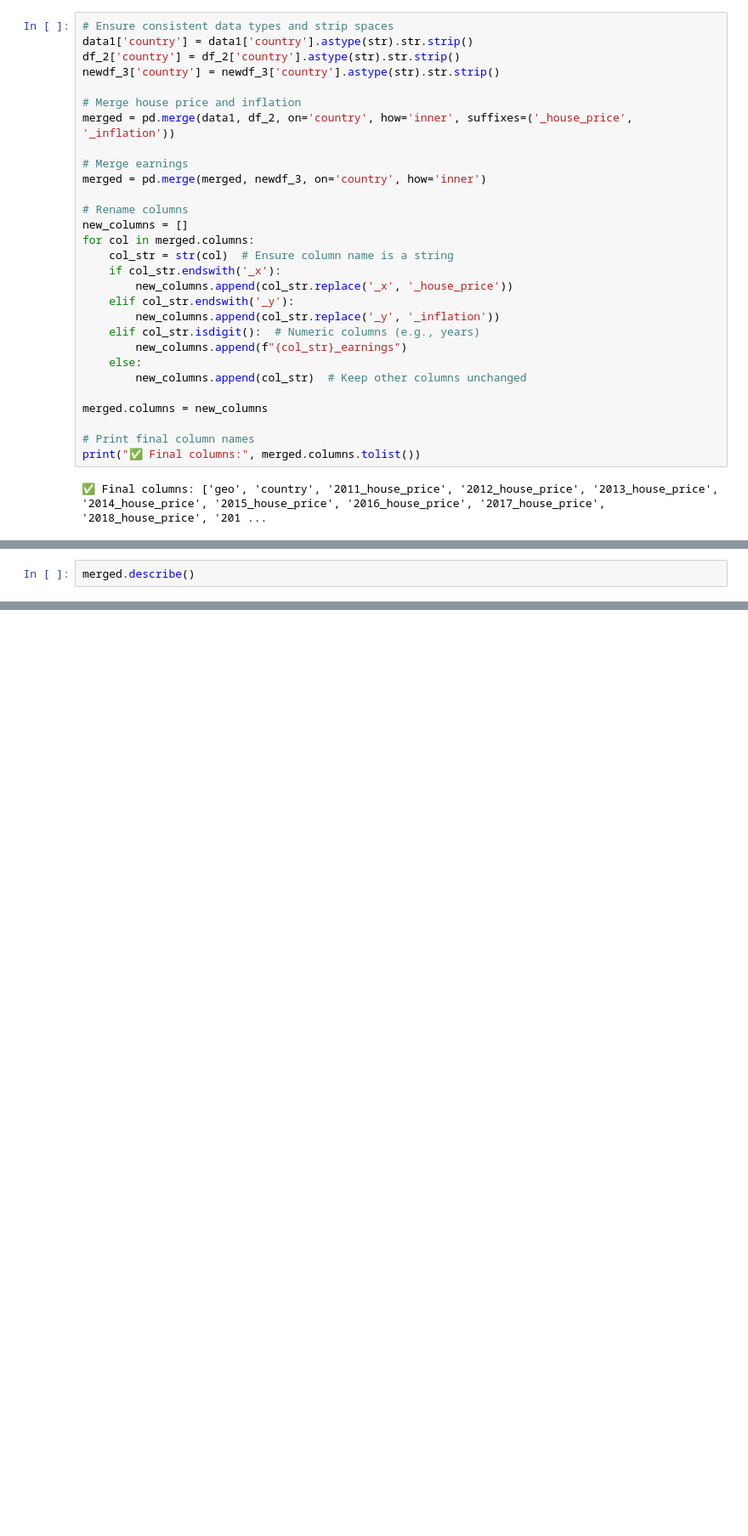
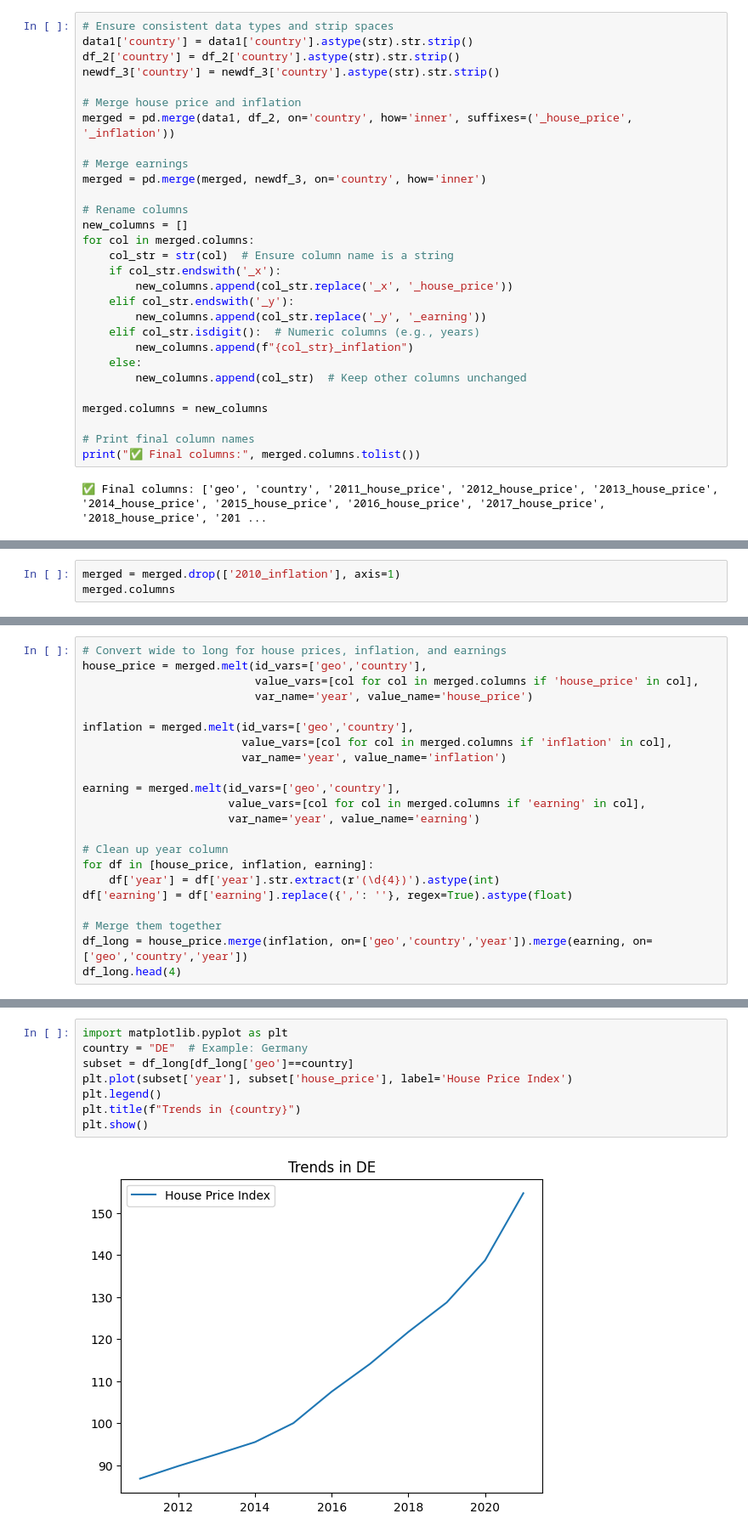
Before and after one commit to tihitnag/inflation-house-price-for-eu-, a Jupyter notebook: house_price.ipynb, the cells around one changed output, grey strips where cells are left out. Shown at 85% size. Drawn from its saved outputs; the diff is of its cells as text; blank space fills up the shorter version.

```diff
--- a/house_price.ipynb
+++ b/house_price.ipynb
@@ -205,9 +168,9 @@ for col in merged.columns:
     if col_str.endswith('_x'):
         new_columns.append(col_str.replace('_x', '_house_price'))
     elif col_str.endswith('_y'):
-        new_columns.append(col_str.replace('_y', '_inflation'))
+        new_columns.append(col_str.replace('_y', '_earning'))
     elif col_str.isdigit():  # Numeric columns (e.g., years)
-        new_columns.append(f"{col_str}_earnings")
+        new_columns.append(f"{col_str}_inflation")
     else:
         new_columns.append(col_str)  # Keep other columns unchanged
 
@@ -235,2 +192,3 @@ Mean, median, std, min, max of house prices, earnings, and inflation per year.
 # %%
-merged.describe()
+merged = merged.drop(['2010_inflation'], axis=1)
+merged.columns
@@ -247,0 +195,22 @@ merged.describe()
+# %%
+# Convert wide to long for house prices, inflation, and earnings
+house_price = merged.melt(id_vars=['geo','country'],
+                          value_vars=[col for col in merged.columns if 'house_price' in col],
+                          var_name='year', value_name='house_price')
+
+inflation = merged.melt(id_vars=['geo','country'],
+                        value_vars=[col for col in merged.columns if 'inflation' in col],
+                        var_name='year', value_name='inflation')
+
+earning = merged.melt(id_vars=['geo','country'],
+                      value_vars=[col for col in merged.columns if 'earning' in col],
+                      var_name='year', value_name='earning')
+
+# Clean up year column
+for df in [house_price, inflation, earning]:
+    df['year'] = df['year'].str.extract(r'(\d{4})').astype(int)
+df['earning'] = df['earning'].replace({',': ''}, regex=True).astype(float)
+
+# Merge them together
+df_long = house_price.merge(inflation, on=['geo','country','year']).merge(earning, on=['geo','country','year'])
+df_long.head(4)
@@ -247,0 +223,10 @@ merged.describe()
+# %%
+import matplotlib.pyplot as plt
+country = "DE"  # Example: Germany
+subset = df_long[df_long['geo']==country]
+plt.plot(subset['year'], subset['house_price'], label='House Price Index')
+plt.legend()
+plt.title(f"Trends in {country}")
+plt.show()
+# %% [output]
+[figure, added]
```
Also changed, not shown: parts of 28 cells of this notebook.
